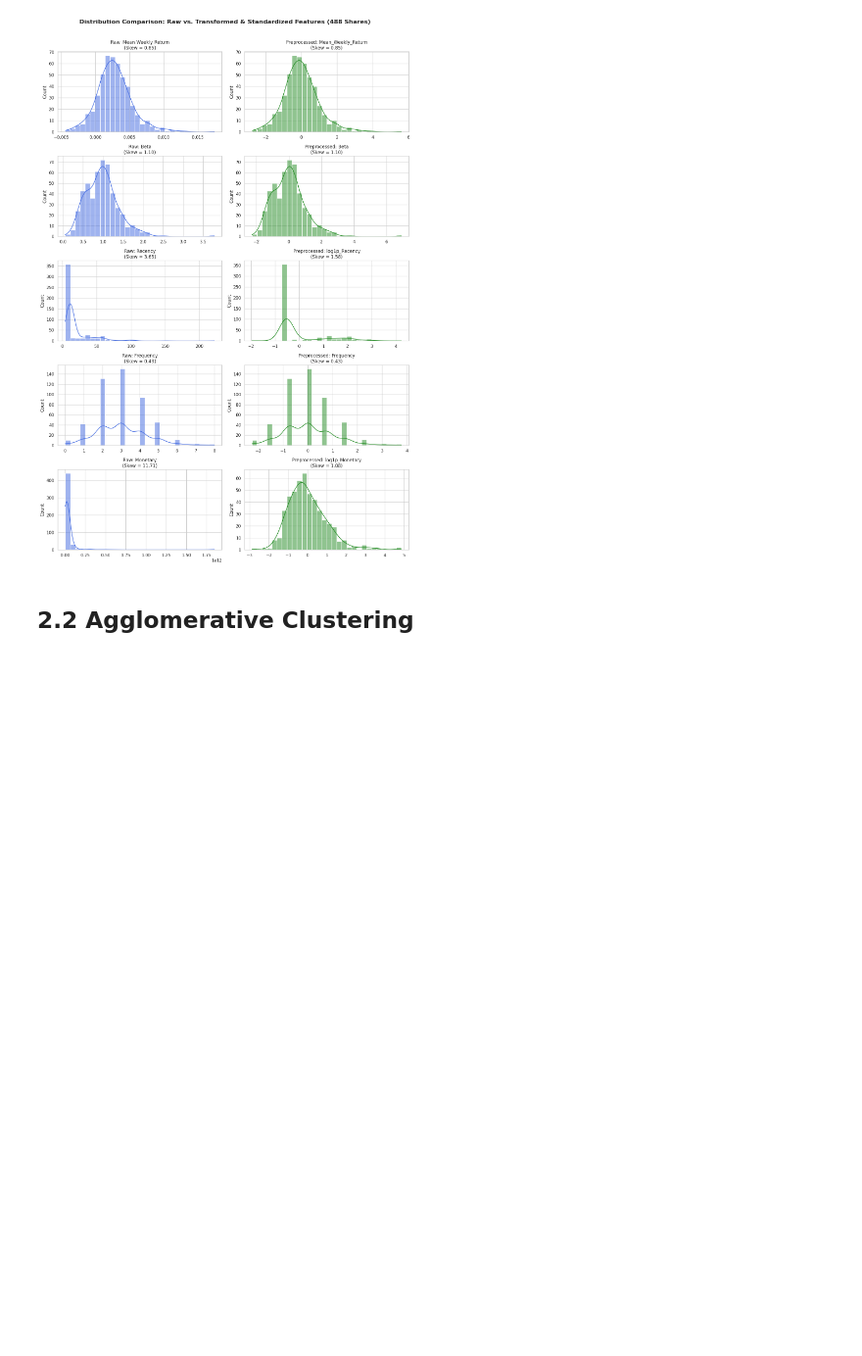
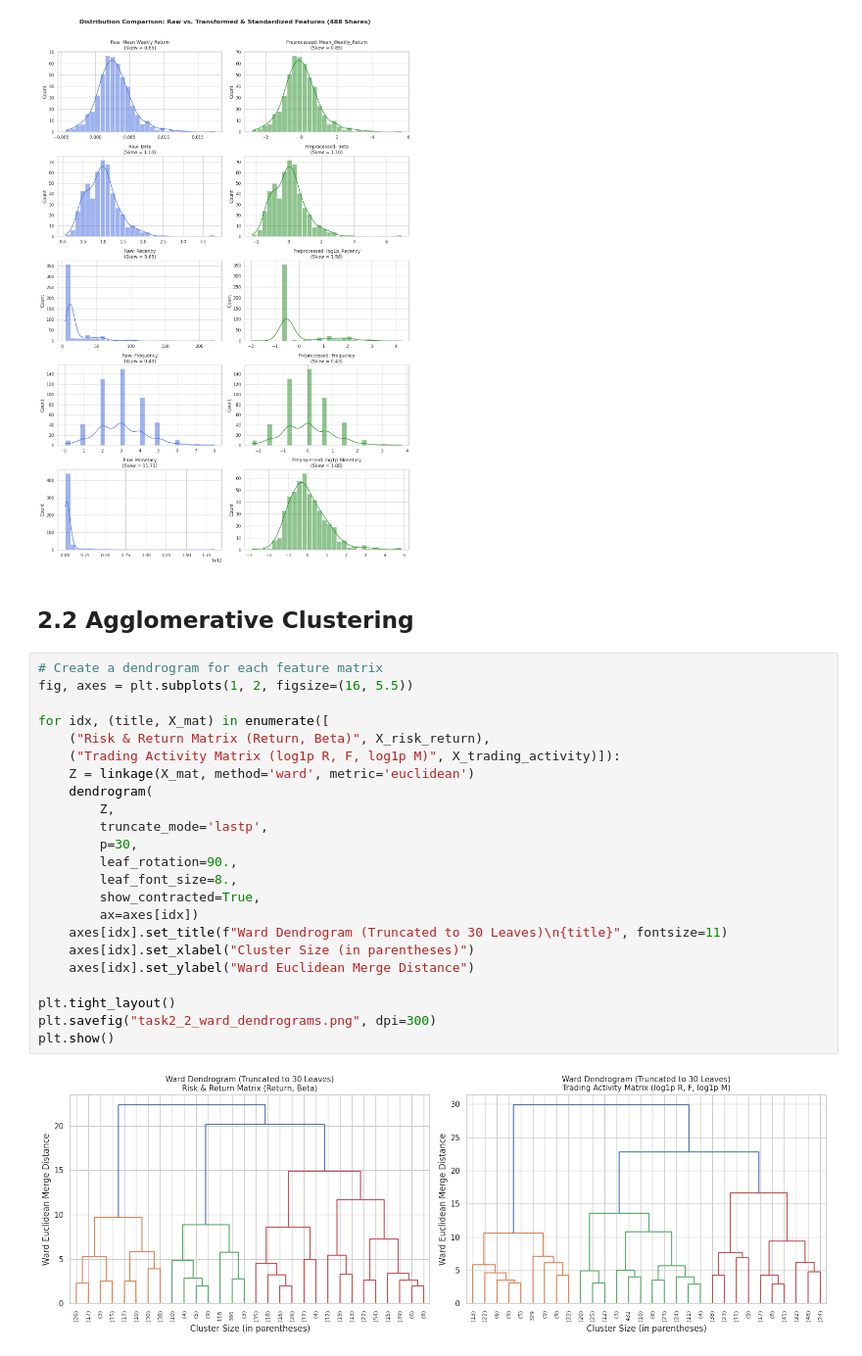
Before and after one commit to Govindu-Sathruwan/CRM-CM-CW1, a Jupyter notebook: CRM_&_CM_CW1.ipynb, the cells around one changed output. Shown at 98% size. Cells and saved outputs as stored; diff of their text form; blank space fills up the shorter version.

Commit message:
Completed the agglomerative clustering

```diff
--- a/CRM_&_CM_CW1.ipynb
+++ b/CRM_&_CM_CW1.ipynb
@@ -1104,3 +1105,28 @@ plt.show()
 [figure]
 # %% [markdown]
 ## 2.2 Agglomerative Clustering
+# %%
+# Create a dendrogram for each feature matrix
+fig, axes = plt.subplots(1, 2, figsize=(16, 5.5))
+
+for idx, (title, X_mat) in enumerate([
+    ("Risk & Return Matrix (Return, Beta)", X_risk_return),
+    ("Trading Activity Matrix (log1p R, F, log1p M)", X_trading_activity)]):
+    Z = linkage(X_mat, method='ward', metric='euclidean')
+    dendrogram(
+        Z,
+        truncate_mode='lastp',
+        p=30,
+        leaf_rotation=90.,
+        leaf_font_size=8.,
+        show_contracted=True,
+        ax=axes[idx])
+    axes[idx].set_title(f"Ward Dendrogram (Truncated to 30 Leaves)\n{title}", fontsize=11)
+    axes[idx].set_xlabel("Cluster Size (in parentheses)")
+    axes[idx].set_ylabel("Ward Euclidean Merge Distance")
+
+plt.tight_layout()
+plt.savefig("task2_2_ward_dendrograms.png", dpi=300)
+plt.show()
+# %% [output]
+[figure, added]
```
Also changed, not shown: parts of 2 cells of this notebook.
